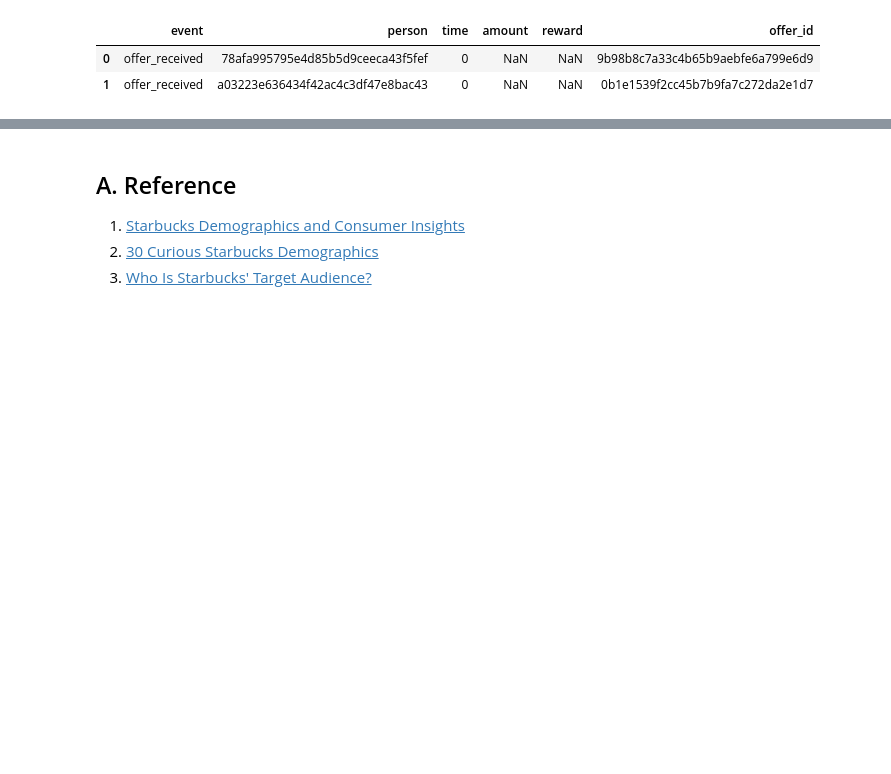
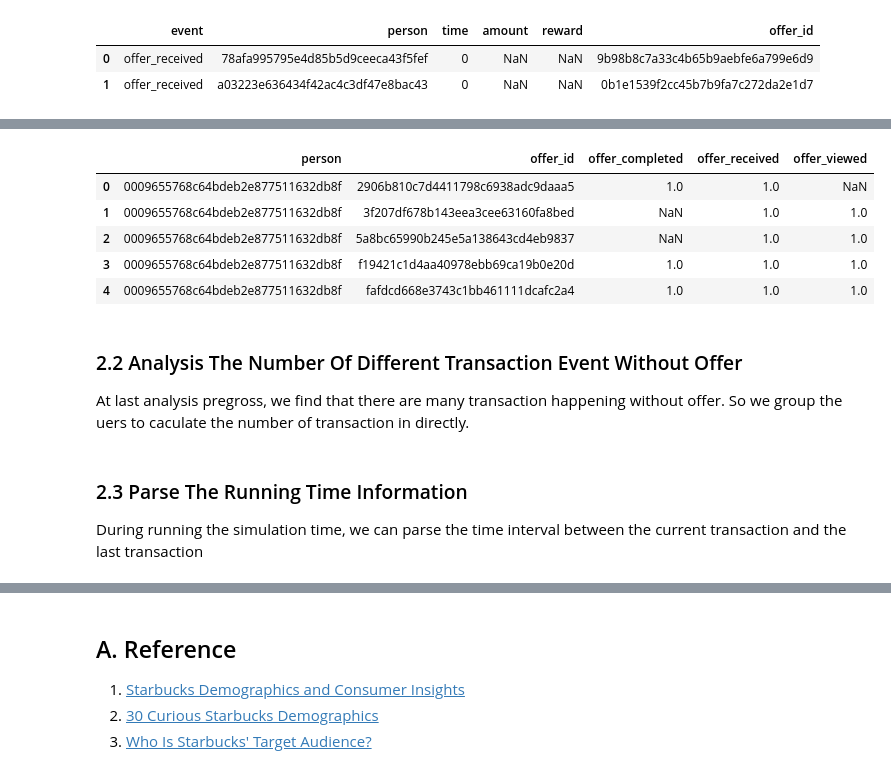
Before and after one commit to ZenRay/StarbucksReport, a Jupyter notebook: Starbucks_Capstone_notebook.ipynb, the cells around one changed output, grey strips where cells are left out. Drawn from its saved outputs; the diff is of its cells as text; code cells hidden in the pictures; blank space fills up the shorter version.

Commit message:
test($wranglingData): Get the result about the parse information
fixes #1

```diff
--- a/Starbucks_Capstone_notebook.ipynb
+++ b/Starbucks_Capstone_notebook.ipynb
@@ -246,3 +219,9 @@ transcript["event"] = transcript.event.map({
+# %%
+transcript["offer_id"] = transcript.value.apply(preprocess.parse_offer_id)
+transcript["event"] = transcript.event.map({
+    "offer completed": "offer_completed", "offer received": "offer_received",
+    "offer viewed":"offer_viewed"
+})
 # %%
 transcript.head()
 # %% [output]
@@ -314,0 +297,19 @@ data.head(2)
+# %%
+group_data = data.groupby(["person", "offer_id", "event"]).size().reset_index()
+group_data.rename({0:"count"}, axis=1, inplace=True)
+offer_person = group_data.pivot_table(
+    index=["person", "offer_id"],  columns=["event"], values=["count"], aggfunc="count"
+    ).reset_index()
+offer_person.columns = ["person", "offer_id", "offer_completed", "offer_received", "offer_viewed"]
+# %%
+offer_person.head()
+# %% [output]
+|  | person | offer_id | offer_completed | offer_received | offer_viewed |
+| 0 | 0009655768c64bdeb2e877511632db8f | 2906b810c7d4411798c6938adc9daaa5 | 1.0 | 1.0 | NaN |
+| 1 | 0009655768c64bdeb2e877511632db8f | 3f207df678b143eea3cee63160fa8bed | NaN | 1.0 | 1.0 |
+| 2 | 0009655768c64bdeb2e877511632db8f | 5a8bc65990b245e5a138643cd4eb9837 | NaN | 1.0 | 1.0 |
+| 3 | 0009655768c64bdeb2e877511632db8f | f19421c1d4aa40978ebb69ca19b0e20d | 1.0 | 1.0 | 1.0 |
+| 4 | 0009655768c64bdeb2e877511632db8f | fafdcd668e3743c1bb461111dcafc2a4 | 1.0 | 1.0 | 1.0 |
+# %% [markdown]
+### 2.2 Analysis The Number Of Different Transaction Event Without Offer
+At last analysis pregross, we find that there are many transaction happening without offer. So we group the uers to caculate the number of transaction in directly.
@@ -314,0 +319,3 @@ data.head(2)
+# %% [markdown]
+### 2.3 Parse The Running Time Information
+During running the simulation time, we can parse the time interval between the current transaction and the last transaction
```
Also changed, not shown: parts of 24 cells of this notebook.
